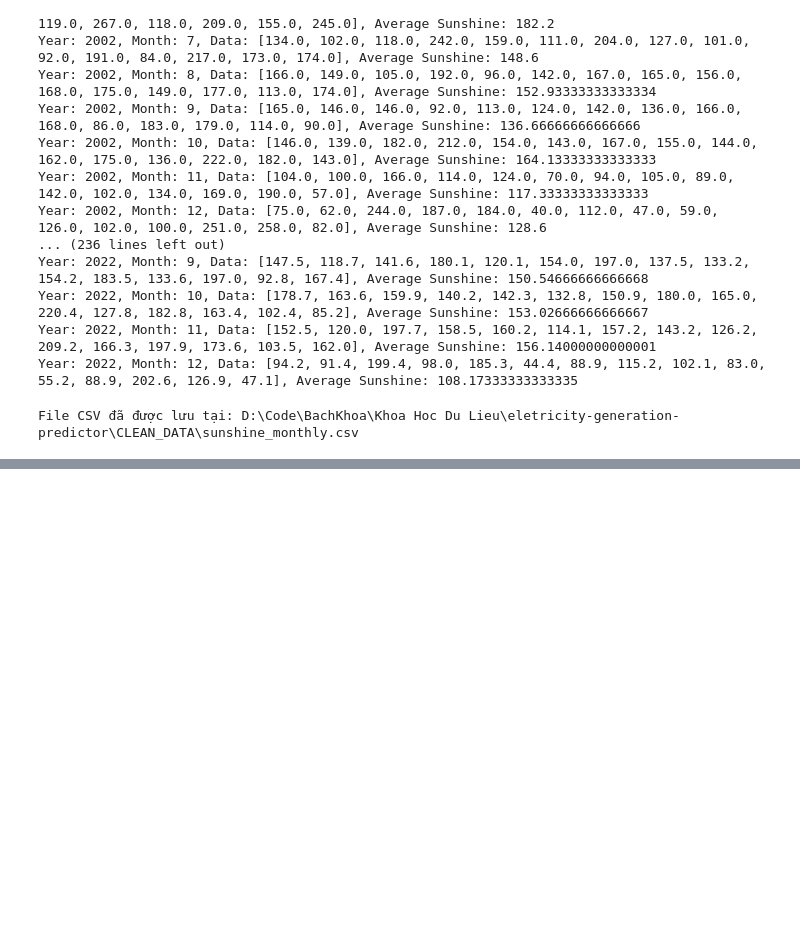
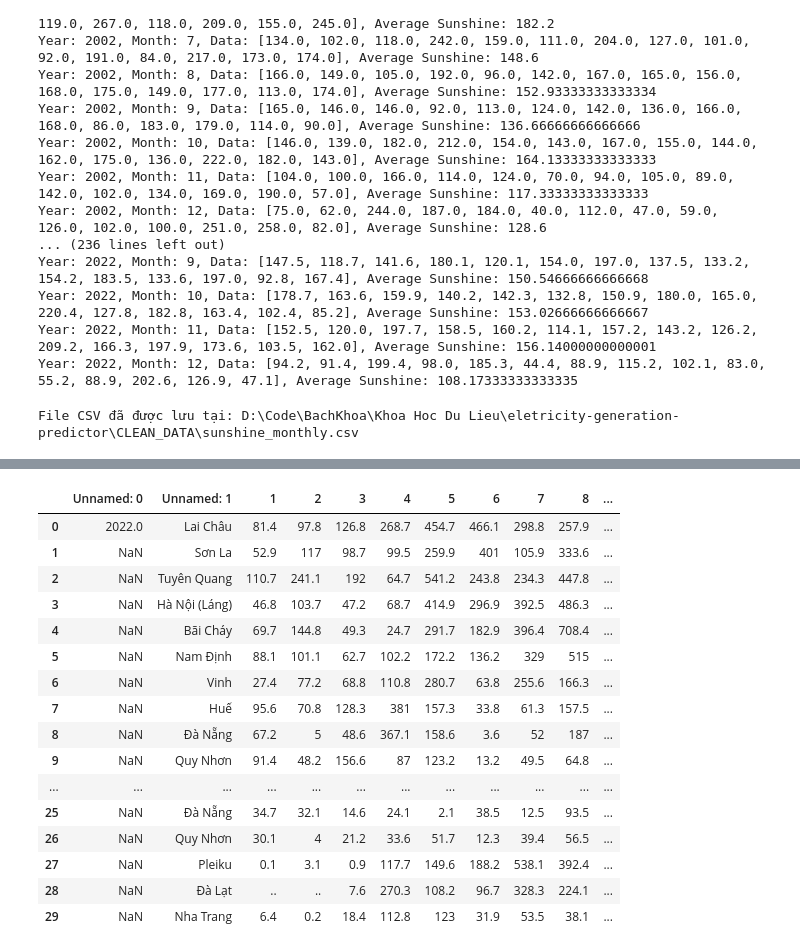
Before and after one commit to phatdtvdvt/Electricity-generation-predictor, a Jupyter notebook: [Part 1] Handling_Raw_Data.ipynb, the cells around one changed output, grey strips where cells are left out. Drawn from its saved outputs; the diff is of its cells as text; code cells hidden in the pictures; blank space fills up the shorter version.

Commit message:
Merge code into Handling Raw DATA

```diff
--- a/[Part 1] Handling_Raw_Data.ipynb
+++ b/[Part 1] Handling_Raw_Data.ipynb
@@ -361,0 +397,23 @@ File CSV đã được lưu tại: D:\Code\BachKhoa\Khoa Hoc Du Lieu\eletricity-
+# %%
+file_path2 = 'D:\Code\BachKhoa\Khoa Hoc Du Lieu\eletricity-generation-predictor\RAW_DATA\V01.09 (rainfall).xlsx'  # Thay thế bằng đường dẫn thực tế đến file Excel của bạn
+df2 = pd.read_excel(file_path2)
+# %%
+df2.head(30)
+# %% [output]
+|  | Unnamed: 0 | Unnamed: 1 | 1 | 2 | 3 | 4 | 5 | 6 | 7 | 8 | ... |
+| 0 | 2022.0 | Lai Châu | 81.4 | 97.8 | 126.8 | 268.7 | 454.7 | 466.1 | 298.8 | 257.9 | ... |
+| 1 | NaN | Sơn La | 52.9 | 117 | 98.7 | 99.5 | 259.9 | 401 | 105.9 | 333.6 | ... |
+| 2 | NaN | Tuyên Quang | 110.7 | 241.1 | 192 | 64.7 | 541.2 | 243.8 | 234.3 | 447.8 | ... |
+| 3 | NaN | Hà Nội (Láng) | 46.8 | 103.7 | 47.2 | 68.7 | 414.9 | 296.9 | 392.5 | 486.3 | ... |
+| 4 | NaN | Bãi Cháy | 69.7 | 144.8 | 49.3 | 24.7 | 291.7 | 182.9 | 396.4 | 708.4 | ... |
+| 5 | NaN | Nam Định | 88.1 | 101.1 | 62.7 | 102.2 | 172.2 | 136.2 | 329 | 515 | ... |
+| 6 | NaN | Vinh | 27.4 | 77.2 | 68.8 | 110.8 | 280.7 | 63.8 | 255.6 | 166.3 | ... |
+| 7 | NaN | Huế | 95.6 | 70.8 | 128.3 | 381 | 157.3 | 33.8 | 61.3 | 157.5 | ... |
+| 8 | NaN | Đà Nẵng | 67.2 | 5 | 48.6 | 367.1 | 158.6 | 3.6 | 52 | 187 | ... |
+| 9 | NaN | Quy Nhơn | 91.4 | 48.2 | 156.6 | 87 | 123.2 | 13.2 | 49.5 | 64.8 | ... |
+| ... | ... | ... | ... | ... | ... | ... | ... | ... | ... | ... | ... |
+| 25 | NaN | Đà Nẵng | 34.7 | 32.1 | 14.6 | 24.1 | 2.1 | 38.5 | 12.5 | 93.5 | ... |
+| 26 | NaN | Quy Nhơn | 30.1 | 4 | 21.2 | 33.6 | 51.7 | 12.3 | 39.4 | 56.5 | ... |
+| 27 | NaN | Pleiku | 0.1 | 3.1 | 0.9 | 117.7 | 149.6 | 188.2 | 538.1 | 392.4 | ... |
+| 28 | NaN | Đà Lạt | .. | .. | 7.6 | 270.3 | 108.2 | 96.7 | 328.3 | 224.1 | ... |
+| 29 | NaN | Nha Trang | 6.4 | 0.2 | 18.4 | 112.8 | 123 | 31.9 | 53.5 | 38.1 | ... |
```
Also changed, not shown: parts of 27 cells of this notebook, 5 other files.
